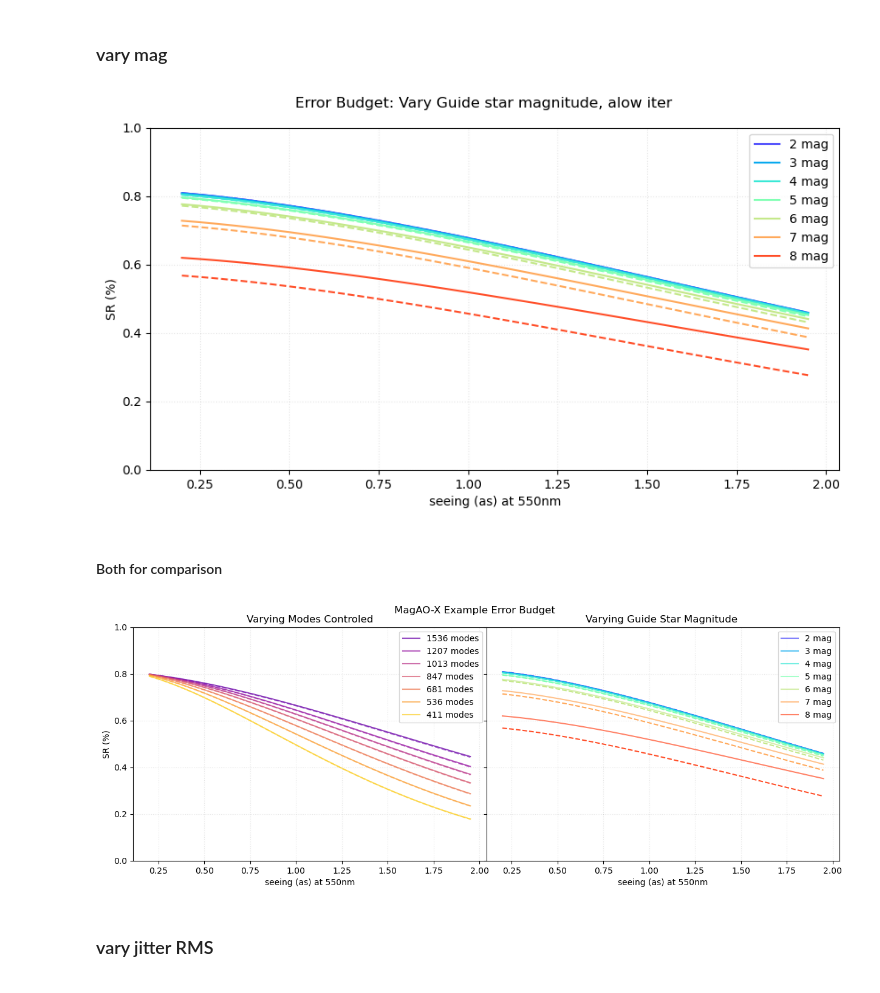
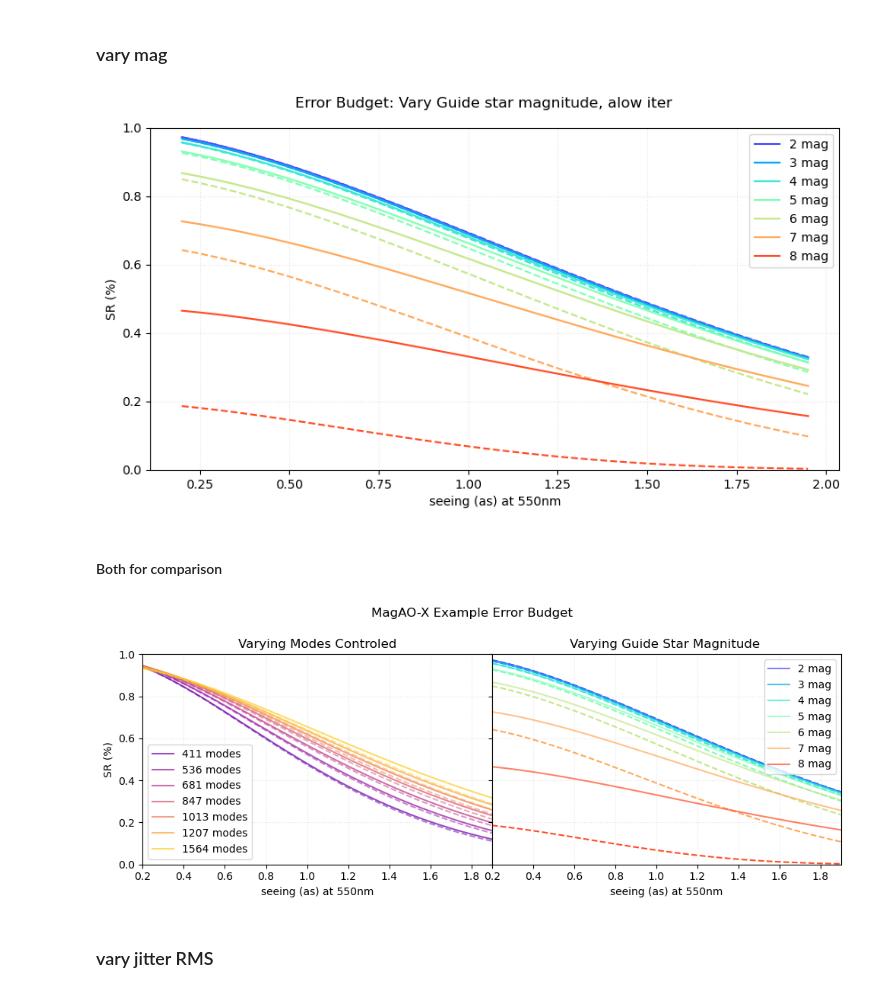
Before and after one commit to edenacadia/sparkles, a Jupyter notebook: sim/fitting_error.ipynb, the cells around one changed output. Saved outputs shown, nothing was run; the diff lists cells and outputs as text; code cells hidden in the pictures.

Commit message:
error budget fixes

```diff
--- a/sim/fitting_error.ipynb
+++ b/sim/fitting_error.ipynb
@@ -27,10 +27,10 @@ reload(eb)
 # Paremeter lists
 DIMM_list = np.arange(.2, 2.0, 0.05)
 r_o_list = eb.seeing_to_r_o(DIMM_list)
-modal_control = [1536, 1207, 1013, 847, 681, 536, 411]
+modal_control =  [411,  536,  681, 847, 1013, 1207, 1564]
 # Calc Strehl
-strehl_modes_list = [[eb.calc_strehl(r_o = r_i, n_act = a, s_mag = 5, Hz=1800, rms_jitter = 5) for r_i in r_o_list] for a in modal_control]
-strehl_modes_iter_list = [[eb.calc_strehl_iter(r_o = r_i, n_act = a, s_mag = 5, Hz=1800, rms_jitter = 5) for r_i in r_o_list] for a in modal_control]
+strehl_modes_list = [[eb.calc_strehl(r_o = r_i, n_act = a, s_mag = 5, Hz=1800, rms_jitter = 0, v_wind=18.7) for r_i in r_o_list] for a in modal_control]
+strehl_modes_iter_list = [[eb.calc_strehl_iter(r_o = r_i, n_act = a, s_mag = 5, Hz=1800, rms_jitter = 0, v_wind=18.7) for r_i in r_o_list] for a in modal_control]
 # %%
 fig, axs = plt.subplots(nrows=1, ncols=1, figsize=(12,7), facecolor='white', sharey=True)
 fig.suptitle("Error Budget: Vary Modal Control, GS mag = 7", y = 0.95)
@@ -60,8 +60,8 @@ DIMM_list = np.arange(.2, 2.0, 0.05)
 r_o_list = eb.seeing_to_r_o(DIMM_list) # in meters
 mags_list = np.arange(2, 9, 1)
 # calc strehl
-strehl_mags_list = [[eb.calc_strehl(r_o = r_i, s_mag = m, rms_jitter = 5) for r_i in r_o_list] for m in mags_list]
-strehl_mags_list_iter = [[eb.calc_strehl_iter(r_o = r_i, s_mag = m, rms_jitter = 5) for r_i in r_o_list] for m in mags_list]
+strehl_mags_list = [[eb.calc_strehl(r_o = r_i, s_mag = m, rms_jitter = 0, v_wind=18.7) for r_i in r_o_list] for m in mags_list]
+strehl_mags_list_iter = [[eb.calc_strehl_iter(r_o = r_i, s_mag = m, rms_jitter = 0, v_wind=18.7) for r_i in r_o_list] for m in mags_list]
 # %%
 fig, axs = plt.subplots(nrows=1, ncols=1, figsize=(10,5), facecolor='white', sharey=True)
 fig.suptitle("Error Budget: Vary Guide star magnitude, alow iter", y = 0.95)
@@ -83,38 +83,42 @@ axs.legend()
 
 plt.show()
 # %% [output]
-[figure, old version]
+[figure, new version]
 # %% [markdown]
 #### Both for comparison
 # %%
-fig, axs = plt.subplots(nrows=1, ncols=2, figsize=(15,5), facecolor='white', sharey=True)
-fig.suptitle("MagAO-X Example Error Budget", y = 0.95)
+fig, axs = plt.subplots(nrows=1, ncols=2, figsize=(10,4), facecolor='white', sharey=True)
+fig.suptitle("MagAO-X Example Error Budget", y = 0.99)
 fig.subplots_adjust(wspace=0, hspace = 0)
 
 axs[0].grid(color='grey', linestyle=':', alpha=0.2)
 axs[1].grid(color='grey', linestyle=':', alpha=0.2)
 
 axs[0].set_ylabel('SR (%)')
 colors = pl.cm.plasma(np.linspace(0.2,.9, len(modal_control)))
 for i in range(len(modal_control)):
     axs[0].plot(DIMM_list, strehl_modes_list[i], label = f"{modal_control[i]} modes", color=colors[i], alpha=0.7)
     axs[0].plot(DIMM_list, strehl_modes_iter_list[i],  color=colors[i], ls = 'dashed', alpha=0.5)
     axs[0].set_title('Varying Modes Controled')
     axs[0].set_xlabel('seeing (as) at 550nm')
-axs[0].legend()
+axs[0].legend(loc=3)
 
 colors = pl.cm.rainbow(np.linspace(0.1,.9, len(mags_list)))
 for i in range(len(mags_list)):
     axs[1].plot(DIMM_list, strehl_mags_list[i], label = f"{mags_list[i]} mag", color=colors[i], alpha=0.7)
     axs[1].plot(DIMM_list, strehl_mags_list_iter[i], color=colors[i], ls='dashed')
     axs[1].set_xlabel('seeing (as) at 550nm')
     axs[1].set_title('Varying Guide Star Magnitude ')
-axs[1].legend()
+axs[1].legend(loc=1)
 axs[0].set_ylim(0,1)
+axs[0].set_xlim(0.2, 1.9)
+axs[1].set_xlim(0.2, 1.9)
 
-plt.show()
+plt.tight_layout()
+fig.subplots_adjust(wspace=0, hspace = 0)
+plt.savefig('../plots/SR_error_budget_vModes_vMags.png',dpi=300)
 # %% [output]
-[figure, old version]
+[figure, new version]
 # %% [markdown]
 ### vary jitter RMS
 # %%
```
Also changed, not shown: parts of 1 cell of this notebook, 1 other file.
